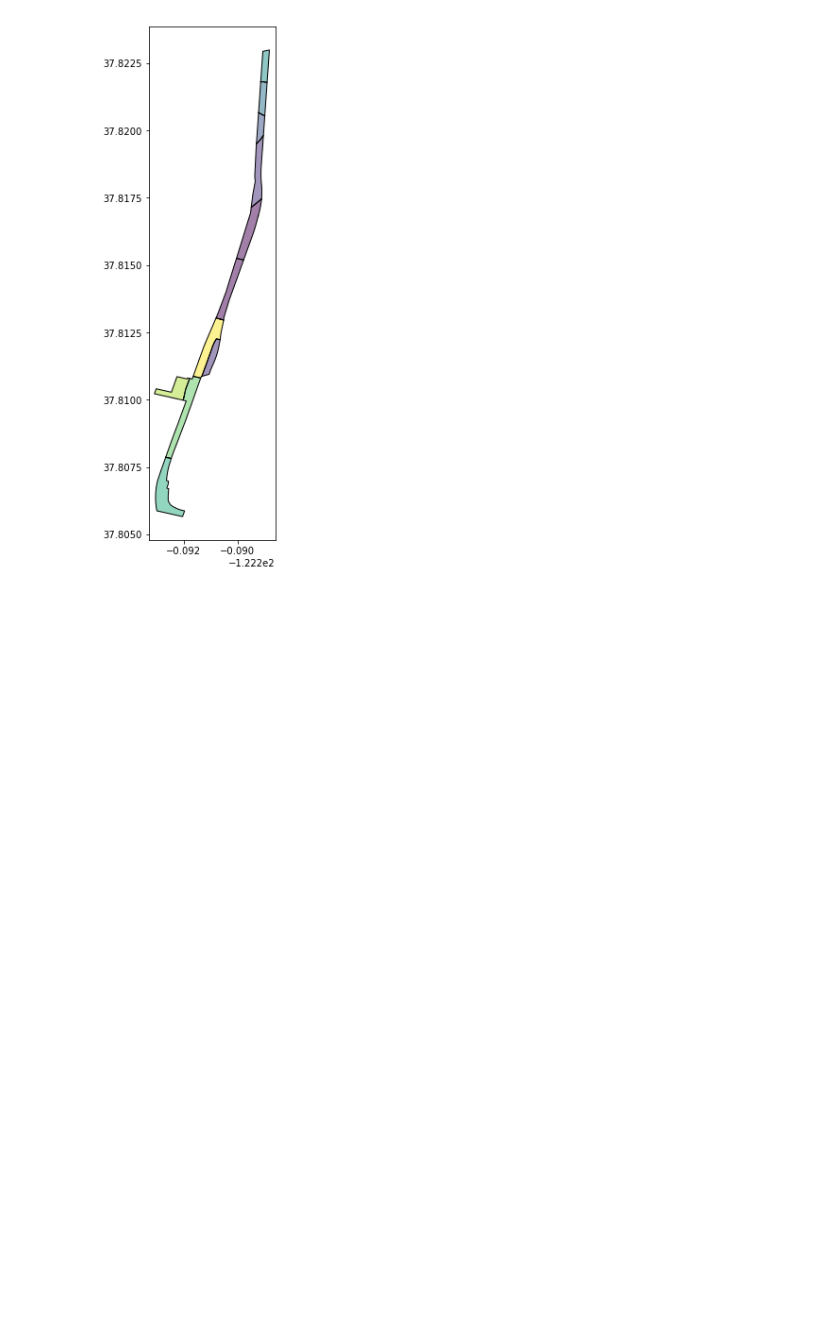
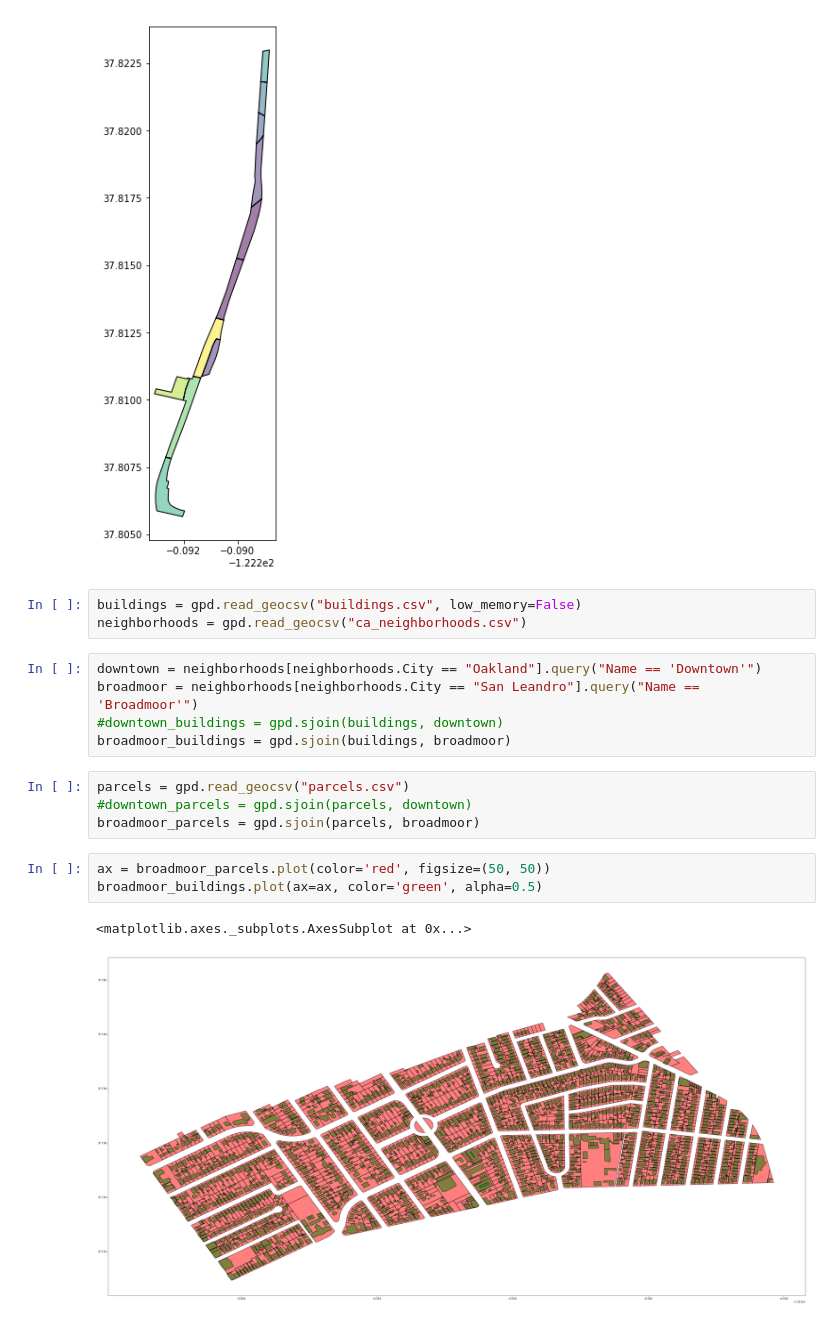
Before and after one commit to mkreilly/cutting_board, a Jupyter notebook: Parcel splits.ipynb, the cells around one changed output. Saved outputs shown, nothing was run; the diff lists cells and outputs as text; blank space fills up the shorter version.

Commit message:
work-in-progress to join building footprints to parcels

```diff
--- a/Parcel splits.ipynb
+++ b/Parcel splits.ipynb
@@ -160,3 +412,21 @@ new_parcels[new_parcels.apn == apns[3]].plot(figsize=(12, 10))
 # %% [output]
 <matplotlib.axes._subplots.AxesSubplot at 0x...>
 [figure]
+# %%
+buildings = gpd.read_geocsv("buildings.csv", low_memory=False)
+neighborhoods = gpd.read_geocsv("ca_neighborhoods.csv")
+# %%
+downtown = neighborhoods[neighborhoods.City == "Oakland"].query("Name == 'Downtown'")
+broadmoor = neighborhoods[neighborhoods.City == "San Leandro"].query("Name == 'Broadmoor'")
+#downtown_buildings = gpd.sjoin(buildings, downtown)
+broadmoor_buildings = gpd.sjoin(buildings, broadmoor)
+# %%
+parcels = gpd.read_geocsv("parcels.csv")
+#downtown_parcels = gpd.sjoin(parcels, downtown)
+broadmoor_parcels = gpd.sjoin(parcels, broadmoor)
+# %%
+ax = broadmoor_parcels.plot(color='red', figsize=(50, 50))
+broadmoor_buildings.plot(ax=ax, color='green', alpha=0.5)
+# %% [output]
+<matplotlib.axes._subplots.AxesSubplot at 0x...>
+[figure, added]
```
Also changed, not shown: parts of 30 cells of this notebook.
